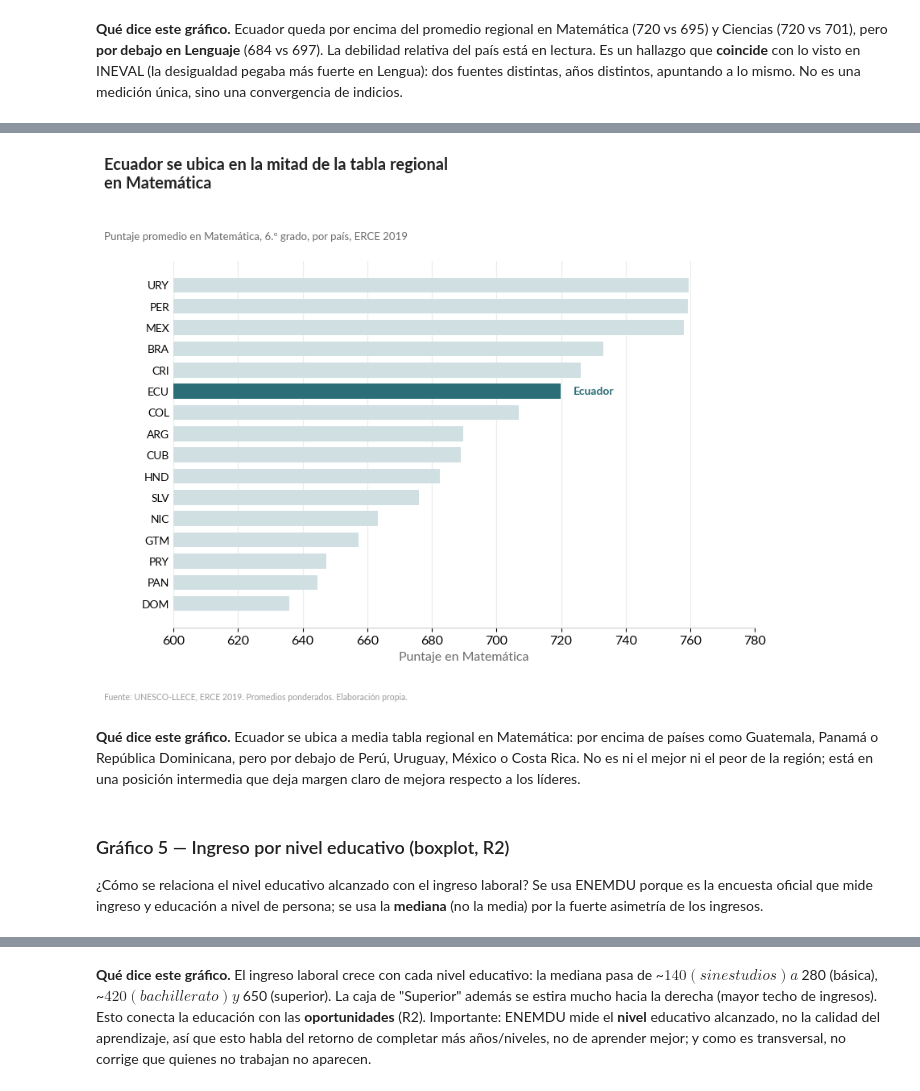
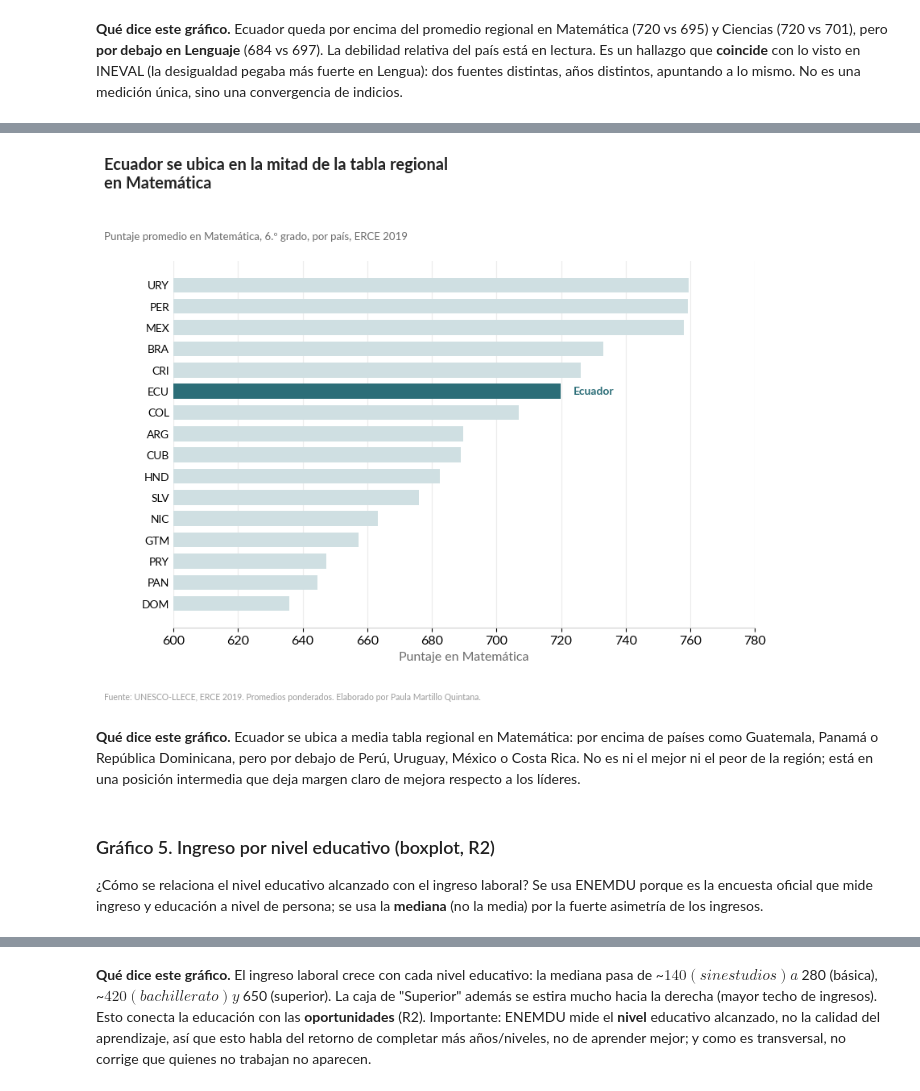
Before and after one commit to bypaupau/concurso-el-quantificador, a Jupyter notebook: education_ecuador_analysis.ipynb, the cells around one changed output, grey strips where cells are left out. Drawn from its saved outputs; the diff is of its cells as text; code cells hidden in the pictures.

```diff
--- a/education_ecuador_analysis.ipynb
+++ b/education_ecuador_analysis.ipynb
@@ -1206,25 +1208,25 @@ en Matemática y resalta a Ecuador.
 # %%
 mat = erce.groupby("COUNTRY").apply(lambda g: wmean(g["MAT"], g["WT"]), include_groups=False).sort_values()
 fig, ax = plt.subplots(figsize=(8.6, 7))
 colors = [DARK if c == "ECU" else "#cfdfe2" for c in mat.index]
 ax.barh(mat.index, mat.values, color=colors, height=0.7)
 ax.text(mat["ECU"] + 4, list(mat.index).index("ECU"), "Ecuador", va="center", color=DARK, fontweight="bold", fontsize=10)
 ax.set_xlabel("Puntaje en Matemática", color=GRAY); ax.set_xlim(600, 780)
 estilo(ax); ax.xaxis.grid(True, color="#ECECEC"); ax.tick_params(axis="y", length=0, labelsize=10)
 encabezado(fig,"Ecuador se ubica en la mitad de la tabla regional\nen Matemática",
            "Puntaje promedio en Matemática, 6.º grado, por país, ERCE 2019",
-           "Fuente: UNESCO-LLECE, ERCE 2019. Promedios ponderados. Elaboración propia.")
+           "Fuente: UNESCO-LLECE, ERCE 2019. Promedios ponderados. Elaborado por Paula Martillo Quintana.")
 fig.savefig("figuras/04_ranking_paises.png", dpi=200, bbox_inches="tight", facecolor="white")
 plt.show()
 # %% [output]
-[figure, old version]
+[figure, new version]
 # %% [markdown]
 **Qué dice este gráfico.** Ecuador se ubica a media tabla regional en Matemática: por encima de
 países como Guatemala, Panamá o República Dominicana, pero por debajo de Perú, Uruguay, México o
 Costa Rica. No es ni el mejor ni el peor de la región; está en una posición intermedia que deja
 margen claro de mejora respecto a los líderes.
 # %% [markdown]
-### Gráfico 5 — Ingreso por nivel educativo (boxplot, R2)
+### Gráfico 5. Ingreso por nivel educativo (boxplot, R2)
 
 ¿Cómo se relaciona el nivel educativo alcanzado con el ingreso laboral? Se usa ENEMDU porque es la
 encuesta oficial que mide ingreso y educación a nivel de persona; se usa la **mediana** (no la
```
Also changed, not shown: parts of 31 cells of this notebook, 11 other files.
